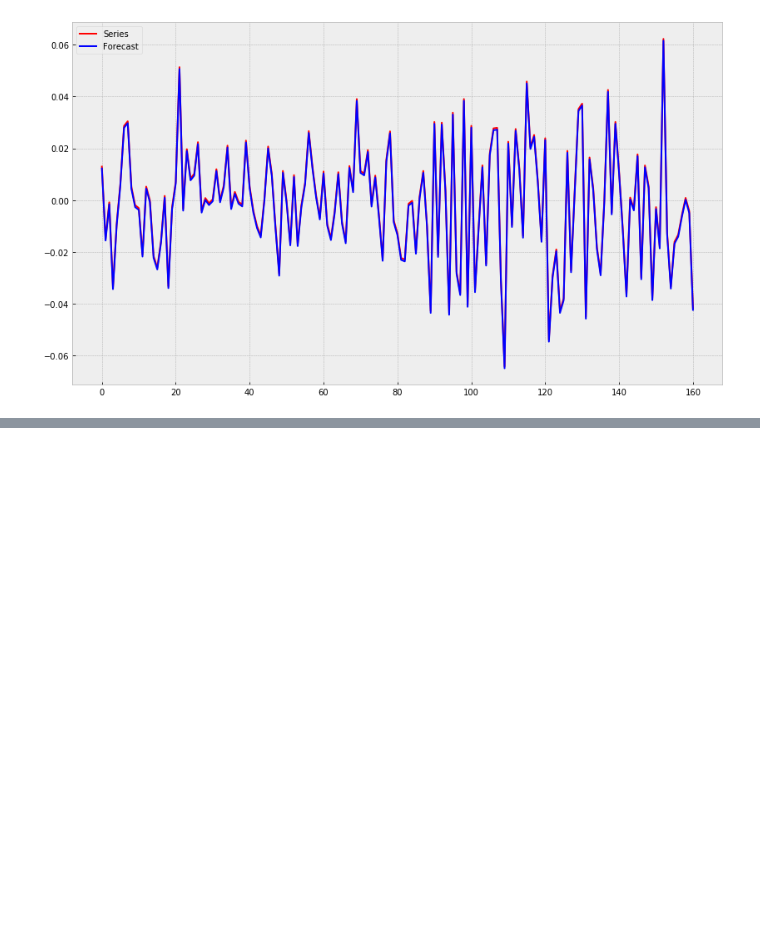
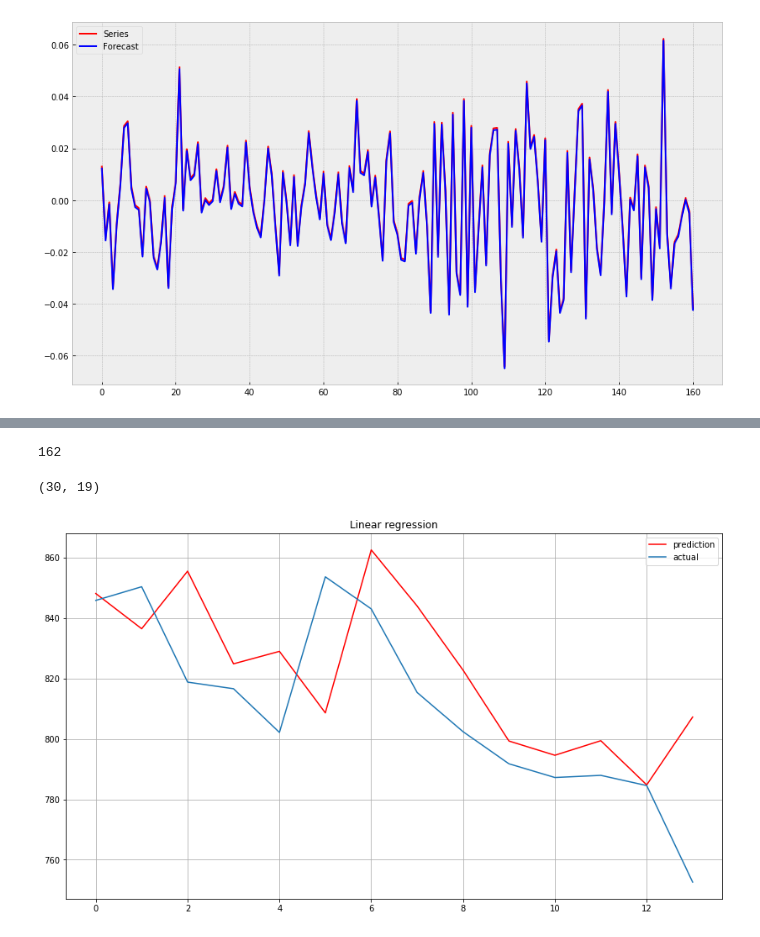
Before and after one commit to pgridchina/netology_pyda, a Jupyter notebook: TimeSeries3.ipynb, the cells around one changed output, grey strips where cells are left out. Cells and saved outputs as stored; diff of their text form; code cells hidden in the pictures; blank space fills up the shorter version.

Commit message:
Time series HW2

```diff
--- a/TimeSeries3.ipynb
+++ b/TimeSeries3.ipynb
@@ -219,0 +222,24 @@ with plt.style.context('bmh'):
+# %%
+def prepareData(data, lag_start=5, lag_end=20, test_size=0.15):
+
+    data = pd.DataFrame(data.copy())
+    data.head()
+    # считаем индекс в датафрейме, после которого начинается тестовый отрезок
+    test_index = int(len(data)*(1-test_size))
+
+    # добавляем лаги исходного ряда в качестве признаков
+    for i in range(lag_start, lag_end):
+        data["lag_{}".format(i)] = data.Close.shift(i)
+
+    data = data.dropna()
+    data = data.reset_index(drop=True)
+
+
+    # разбиваем весь датасет на тренировочную и тестовую выборку
+    X_train = data.loc[:test_index].drop(["Close"], axis=1)
+    y_train = data.loc[:test_index]["Close"]
+    X_test = data.loc[test_index:].drop(["Close"], axis=1)
+    y_test = data.loc[test_index:]["Close"]
+    return X_train, X_test, y_train, y_test
+# %%
+X_train, X_test, y_train, y_test = prepareData(series, lag_start=1, lag_end=20, test_size=0.2)
@@ -219,0 +255,23 @@ with plt.style.context('bmh'):
+# %%
+len(series)
+# %% [output]
+162
+# %%
+X_test.shape
+# %% [output]
+(30, 19)
+# %%
+from sklearn.linear_model import LinearRegression
+
+lr = LinearRegression()
+lr.fit(X_train, y_train)
+prediction = lr.predict(X_test)
+
+plt.figure(figsize=(14, 8))
+plt.plot(prediction, "r", label="prediction")
+plt.plot(y_test.values, label="actual")
+plt.legend(loc="best")
+plt.title("Linear regression")
+plt.grid(True);
+# %% [output]
+[figure, added]
```
Also changed, not shown: parts of 2 cells of this notebook.
